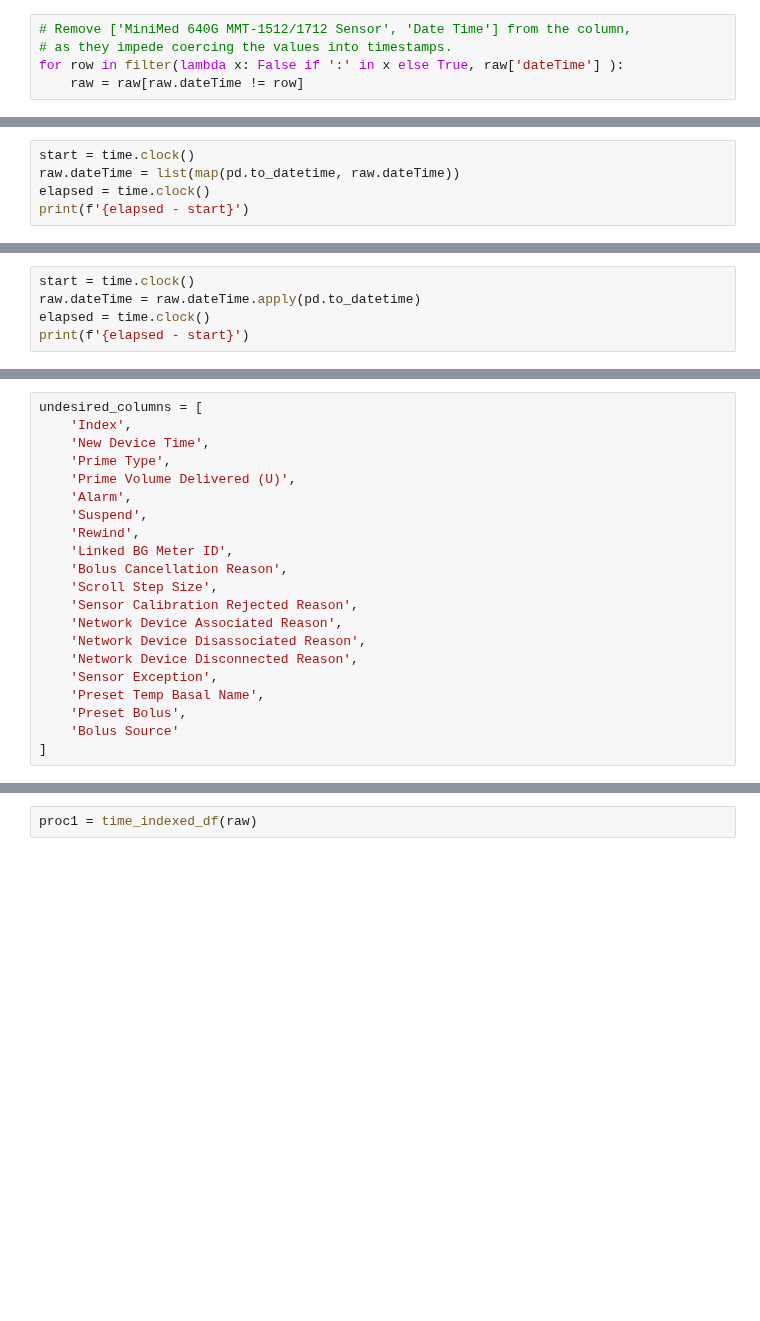
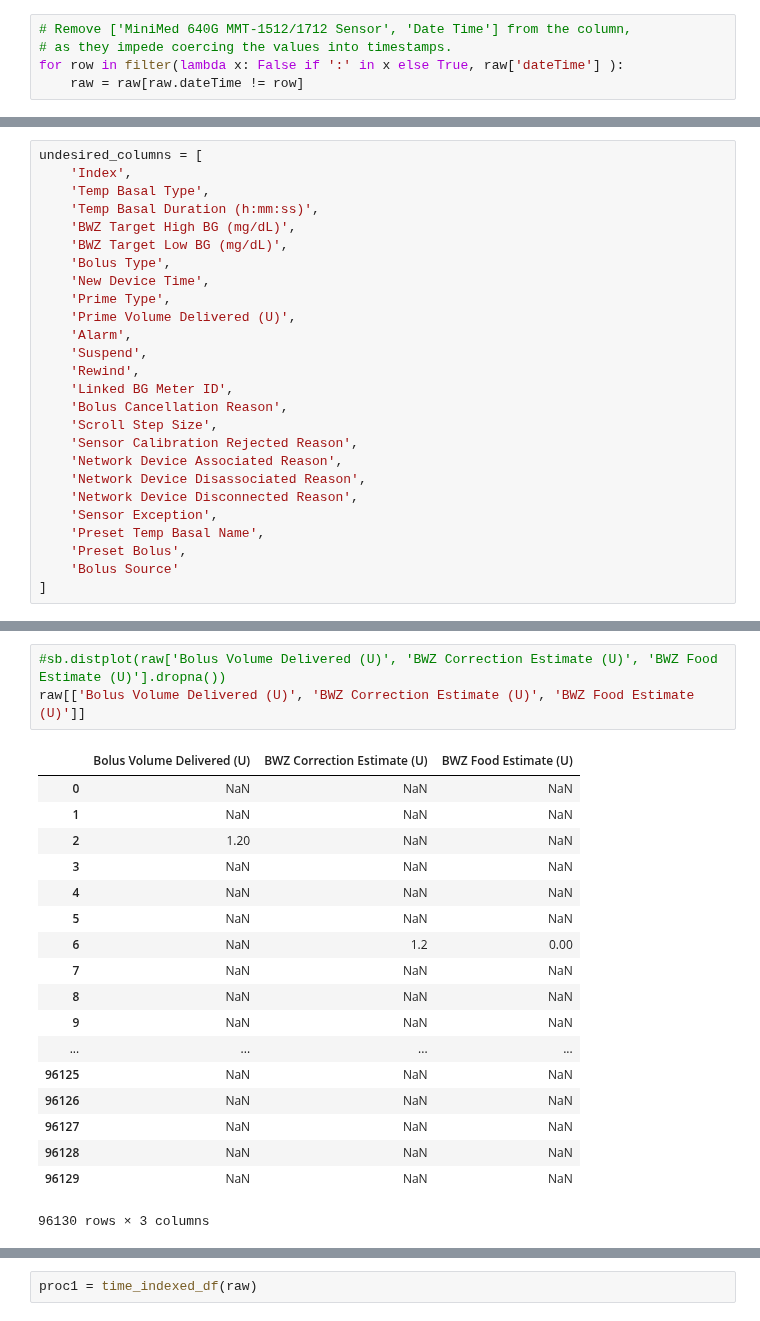
Before and after one commit to gmagannaDevelop/DiabManager, a Jupyter notebook: Carelink.ipynb, the cells around one changed output, grey strips where cells are left out. Saved outputs shown, nothing was run; the diff lists cells and outputs as text; blank space fills up the shorter version.

```diff
--- a/Carelink.ipynb
+++ b/Carelink.ipynb
@@ -119,5 +152,0 @@ print(f'{elapsed - start}')
-# %%
-start = time.clock()
-raw.dateTime = list(map(pd.to_datetime, raw.dateTime))
-elapsed = time.clock()
-print(f'{elapsed - start}')
@@ -130,5 +152,0 @@ time
-# %%
-start = time.clock()
-raw.dateTime = raw.dateTime.apply(pd.to_datetime)
-elapsed = time.clock()
-print(f'{elapsed - start}')
@@ -141,6 +153,11 @@ pandas.core.series.Series
 # %%
 undesired_columns = [
     'Index',
+    'Temp Basal Type',
+    'Temp Basal Duration (h:mm:ss)',
+    'BWZ Target High BG (mg/dL)',
+    'BWZ Target Low BG (mg/dL)',
+    'Bolus Type',
     'New Device Time',
     'Prime Type',
     'Prime Volume Delivered (U)',
@@ -174,0 +215,22 @@ Name: New Device Time, dtype: int64
+# %%
+#sb.distplot(raw['Bolus Volume Delivered (U)', 'BWZ Correction Estimate (U)', 'BWZ Food Estimate (U)'].dropna())
+raw[['Bolus Volume Delivered (U)', 'BWZ Correction Estimate (U)', 'BWZ Food Estimate (U)']]
+# %% [output]
+|  | Bolus Volume Delivered (U) | BWZ Correction Estimate (U) | BWZ Food Estimate (U) |
+| 0 | NaN | NaN | NaN |
+| 1 | NaN | NaN | NaN |
+| 2 | 1.20 | NaN | NaN |
+| 3 | NaN | NaN | NaN |
+| 4 | NaN | NaN | NaN |
+| 5 | NaN | NaN | NaN |
+| 6 | NaN | 1.2 | 0.00 |
+| 7 | NaN | NaN | NaN |
+| 8 | NaN | NaN | NaN |
+| 9 | NaN | NaN | NaN |
+| ... | ... | ... | ... |
+| 96125 | NaN | NaN | NaN |
+| 96126 | NaN | NaN | NaN |
+| 96127 | NaN | NaN | NaN |
+| 96128 | NaN | NaN | NaN |
+| 96129 | NaN | NaN | NaN |
+96130 rows × 3 columns
```
Also changed, not shown: parts of 18 cells of this notebook, 1 other file.
